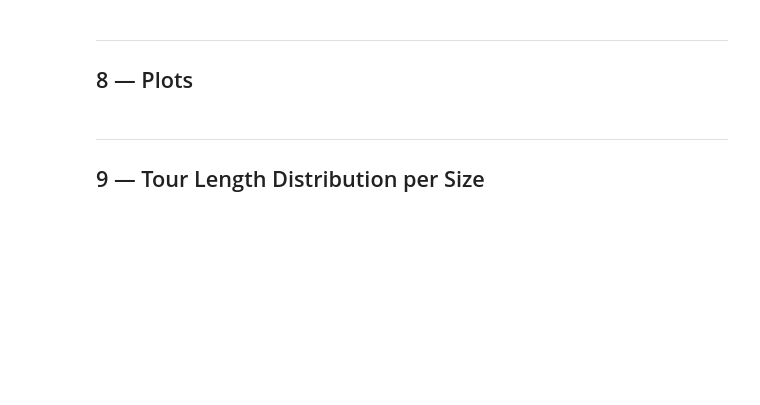
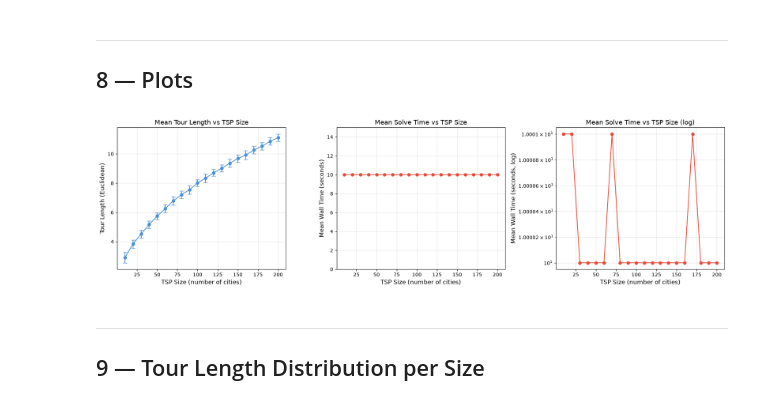
Before and after one commit to an2ancan/combinatorics-ml, a Jupyter notebook: TSP_Baseline_ORTools.ipynb, the cells around one changed output. Drawn from its saved outputs; the diff is of its cells as text; code cells hidden in the pictures; blank space fills up the shorter version.

Commit message:
run ORtools baseline, add rsync

```diff
--- a/TSP_Baseline_ORTools.ipynb
+++ b/TSP_Baseline_ORTools.ipynb
@@ -24,0 +24,21 @@ drive.mount('/content/drive')
+# %%
+import os
+import sys
+
+# Try loading environment variables from .env if present
+try:
+    from dotenv import load_dotenv
+    load_dotenv()
+except ImportError:
+    pass
+
+# Detect environment: Colab vs Local
+IN_COLAB = 'google.colab' in sys.modules or os.path.exists('/content')
+RUN_LOCALLY = os.getenv('RUN_LOCALLY', str(not IN_COLAB)).lower() in ('true', '1', 'yes')
+
+if IN_COLAB and not RUN_LOCALLY:
+    from google.colab import drive
+    drive.mount('/content/drive')
+    print('[OK] Google Drive mounted.')
+else:
+    print(f'[INFO] Running in local mode (RUN_LOCALLY={RUN_LOCALLY}). Using local paths.')
@@ -28,8 +50,10 @@ drive.mount('/content/drive')
 # %%
 import os
 import time
+import concurrent.futures
 import numpy as np
 import pandas as pd
+import ortools
 from tqdm.auto import tqdm
 
 # ── Problem sizes to evaluate ────────────────────────────────────────────────
@@ -38,6 +62,11 @@ TSP_SIZES = list(range(10, 201, 10))  # [10, 20, 30, ..., 200]
 # ── How many validation instances to solve per size ───────────────────────────
 # Solving all 10,000 is slow for large N. Adjust as needed.
 NUM_EVAL_INSTANCES = 128  # set to None to solve ALL validation instances
+
+# ── Parallel processing settings ─────────────────────────────────────────────
+# Number of parallel CPU workers to use. Set to 1 for sequential execution.
+# Defaults to 12 workers (or os.cpu_count() if fewer cores available).
+NUM_WORKERS = int(os.getenv('NUM_WORKERS', min(12, os.cpu_count() or 1)))
 
 # ── OR-Tools solver settings ─────────────────────────────────────────────────
 # Time limit per instance (seconds). Increase for better solutions on large N.
@@ -59,14 +88,21 @@ LOCAL_SEARCH_METAHEURISTIC = 'GUIDED_LOCAL_SEARCH'
 DISTANCE_SCALE = 100_000
 
 # ── Paths ─────────────────────────────────────────────────────────────────────
-DRIVE_DATA_DIR = '/content/drive/MyDrive/TSP_Data'
-DRIVE_RESULTS_DIR = '/content/drive/MyDrive/TSP_Data/baseline_results'
+if RUN_LOCALLY:
+    DRIVE_DATA_DIR = os.getenv('TSP_DATA_DIR', './TSP_Data')
+    DRIVE_RESULTS_DIR = os.getenv('TSP_RESULTS_DIR', './TSP_Data/baseline_results')
+else:
+    DRIVE_DATA_DIR = '/content/drive/MyDrive/TSP_Data'
+    DRIVE_RESULTS_DIR = '/content/drive/MyDrive/TSP_Data/baseline_results'
+
+os.makedirs(DRIVE_RESULTS_DIR, exist_ok=True)
 
 # ── Random seed for sampling instances ────────────────────────────────────────
 SEED = 42
 
 print(f"TSP sizes         : {TSP_SIZES}")
 print(f"Instances per size: {NUM_EVAL_INSTANCES or 'ALL'}")
+print(f"Parallel workers  : {NUM_WORKERS} CPUs")
 print(f"Time limit/inst   : {TIME_LIMIT_SEC}s")
 print(f"First solution    : {FIRST_SOLUTION_STRATEGY}")
 print(f"Metaheuristic     : {LOCAL_SEARCH_METAHEURISTIC}")
@@ -343,33 +546,36 @@ mean_times = [r['wall_time_mean'] for r in all_results]
 
 fig, axes = plt.subplots(1, 3, figsize=(18, 5))
 
 # ── Plot 1: Mean tour length vs TSP size ──
 ax = axes[0]
 ax.errorbar(sizes, mean_lengths, yerr=std_lengths,
             fmt='o-', capsize=4, color='#4A90D9', markersize=6)
 ax.set_xlabel('TSP Size (number of cities)', fontsize=12)
 ax.set_ylabel('Tour Length (Euclidean)', fontsize=12)
 ax.set_title('Mean Tour Length vs TSP Size', fontsize=13)
 ax.grid(True, alpha=0.3)
 
 # ── Plot 2: Mean solve time vs TSP size ──
 ax = axes[1]
 ax.plot(sizes, mean_times, 'o-', color='#E74C3C', markersize=6)
 ax.set_xlabel('TSP Size (number of cities)', fontsize=12)
 ax.set_ylabel('Mean Wall Time (seconds)', fontsize=12)
 ax.set_title('Mean Solve Time vs TSP Size', fontsize=13)
+ax.set_ylim(bottom=0, top=max(mean_times) * 1.15 if mean_times else 15)
 ax.grid(True, alpha=0.3)
 
 # ── Plot 3: Mean solve time (log scale) ──
 ax = axes[2]
 ax.semilogy(sizes, mean_times, 'o-', color='#E74C3C', markersize=6)
 ax.set_xlabel('TSP Size (number of cities)', fontsize=12)
 ax.set_ylabel('Mean Wall Time (seconds, log)', fontsize=12)
 ax.set_title('Mean Solve Time vs TSP Size (log)', fontsize=13)
 ax.grid(True, alpha=0.3, which='both')
 
 plt.tight_layout()
 plt.show()
+# %% [output]
+[figure, added]
 # %% [markdown]
 ---
 ## 9 — Tour Length Distribution per Size
```
Also changed, not shown: parts of 14 cells of this notebook, 10 other files.
